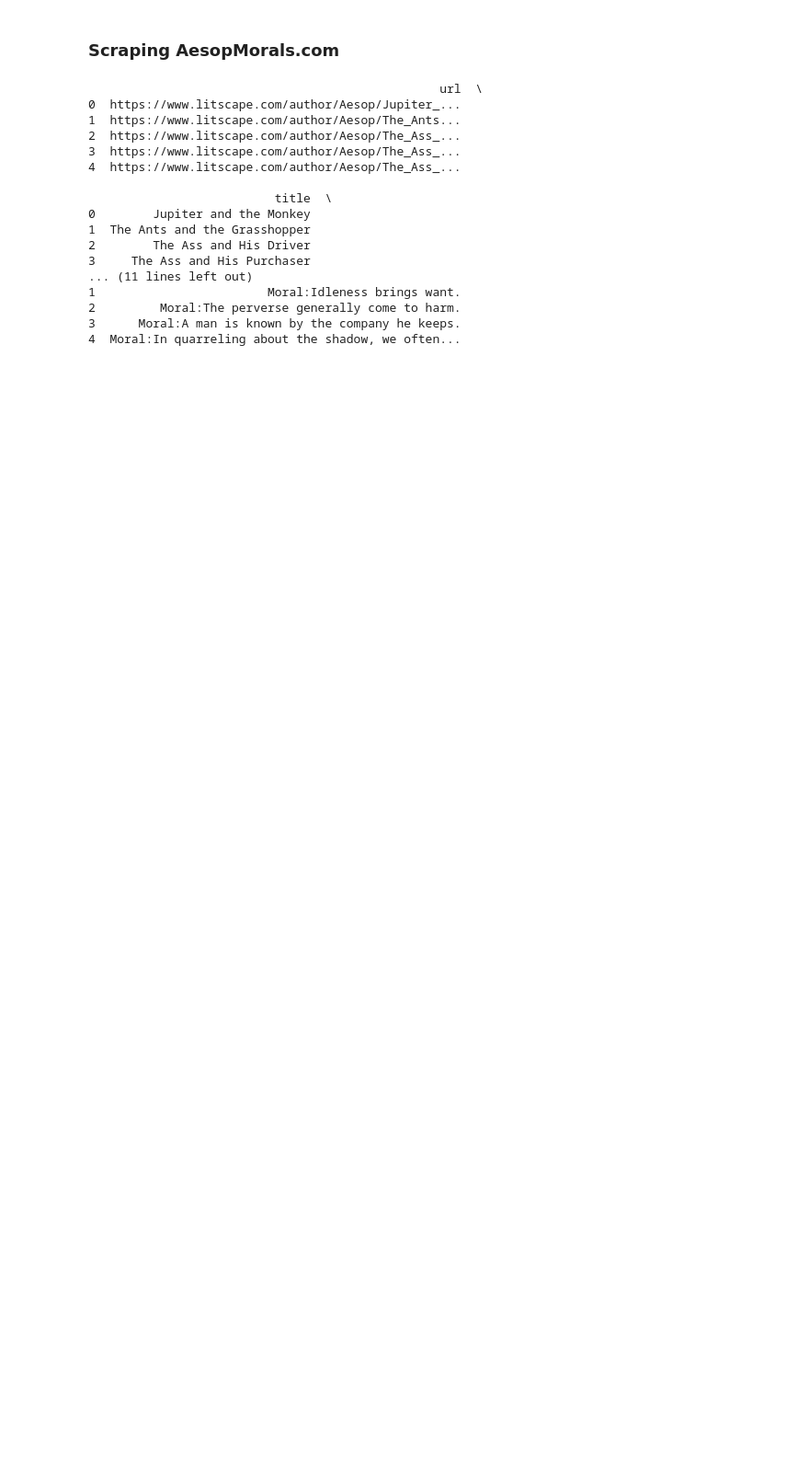
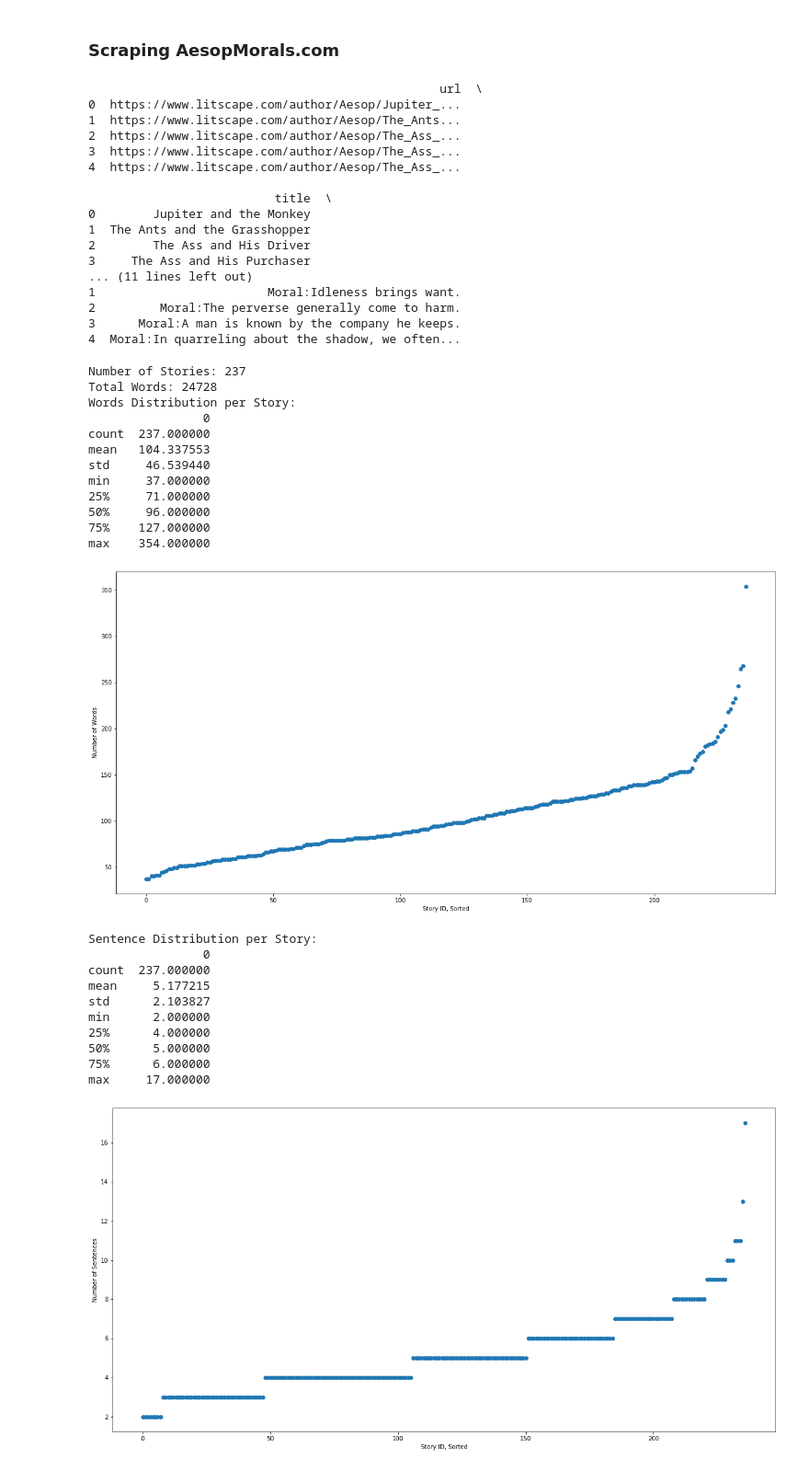
Before and after one commit to usc-isi-i2/analogical-transfer-learning, a Jupyter notebook: Scrape Dataset.ipynb, the cells around one changed output. Shown: that part at 92% size. Drawn from its saved outputs; the diff is of its cells as text; code cells hidden in the pictures; blank space fills up the shorter version.

```diff
--- a/Scrape Dataset.ipynb
+++ b/Scrape Dataset.ipynb
@@ -266,5 +330,55 @@ print(data2.head())
 2         Moral:The perverse generally come to harm.
 3      Moral:A man is known by the company he keeps.
 4  Moral:In quarreling about the shadow, we often...
+# %%
+length = [len(story.split(" ")) for story in stories]
+length_sen = [len(story.split(".")) for story in stories]
+
+print("Number of Stories:" , len(stories))
+print("Total Words:", sum(length))
+
+
+plt.rcParams['figure.figsize'] = [20, 10]
+
+
+
+print("Words Distribution per Story:")
+print(pandas.DataFrame(length).describe())
+plt.scatter(range(0, len(length)),sorted(length))
+plt.ylabel("Number of Words")
+plt.xlabel("Story ID, Sorted")
+plt.show()
+
+print("Sentence Distribution per Story:")
+print(pandas.DataFrame(length_sen).describe())
+plt.scatter(range(0, len(length_sen)),sorted(length_sen))
+plt.ylabel("Number of Sentences")
+plt.xlabel("Story ID, Sorted")
+plt.show()
+# %% [output]
+Number of Stories: 237
+Total Words: 24728
+Words Distribution per Story:
+                0
+count  237.000000
+mean   104.337553
+std     46.539440
+min     37.000000
+25%     71.000000
+50%     96.000000
+75%    127.000000
+max    354.000000
+[figure, added]
+Sentence Distribution per Story:
+                0
+count  237.000000
+mean     5.177215
+std      2.103827
+min      2.000000
+25%      4.000000
+50%      5.000000
+75%      6.000000
+max     17.000000
+[figure, added]
 # %%
 data2.to_csv('aesop_morals_com_scraped.csv', encoding='utf-8')
```
Also changed, not shown: parts of 4 cells of this notebook, 1 other file.
